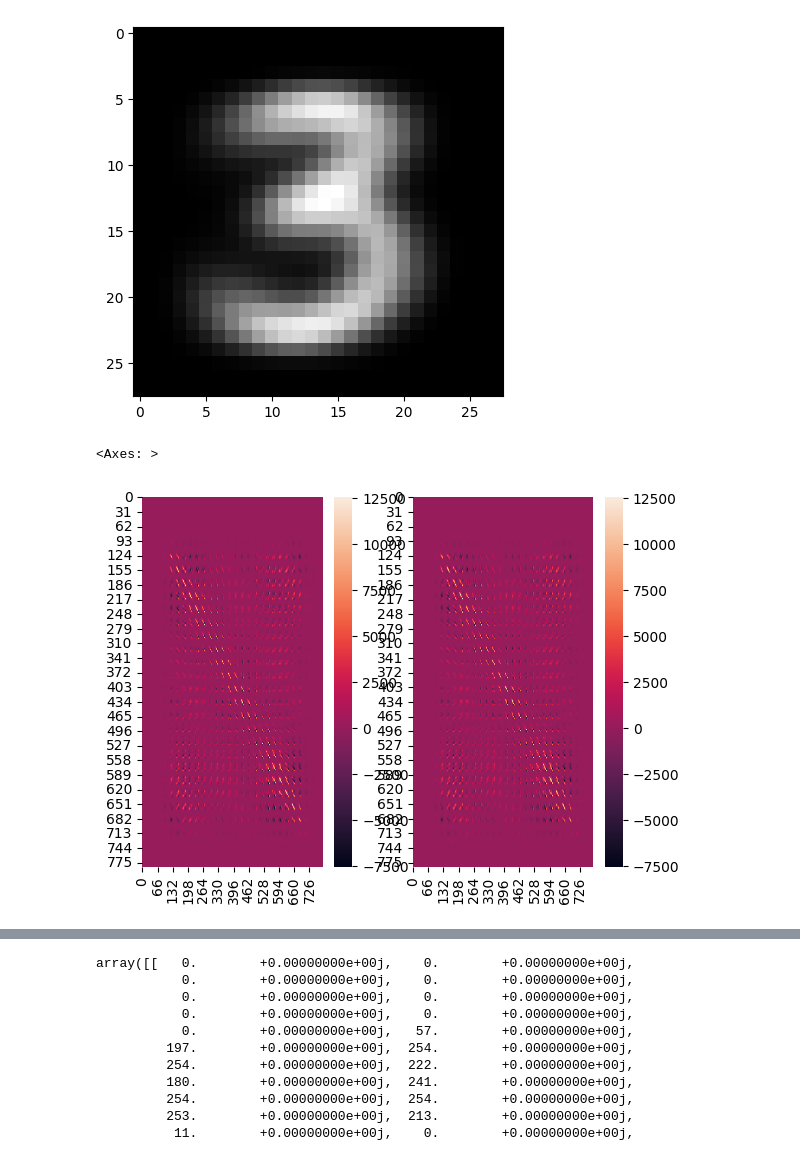
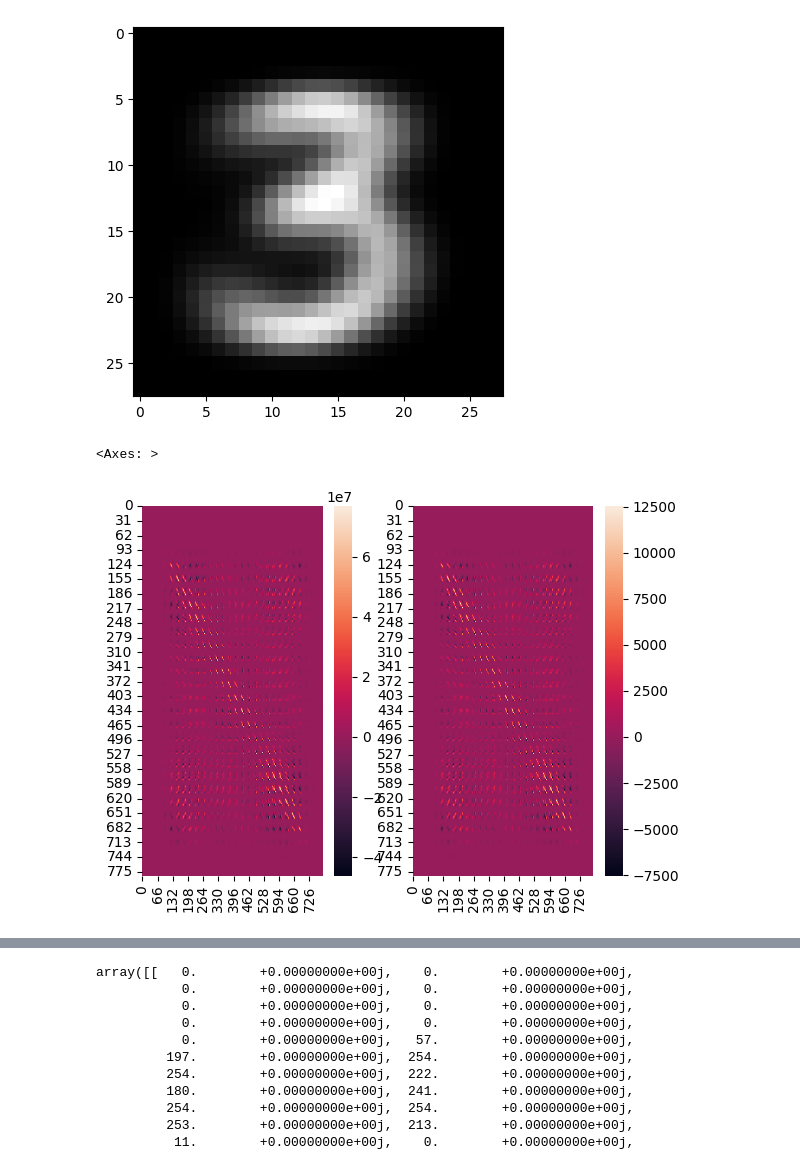
Before and after one commit to gkaretka/linalg, a Jupyter notebook: pca.ipynb, the cells around one changed output, grey strips where cells are left out. Drawn from its saved outputs; the diff is of its cells as text; code cells hidden in the pictures.

```diff
--- a/pca.ipynb
+++ b/pca.ipynb
@@ -62,19 +62,21 @@ ax.imshow(avg_3_img, cmap=plt.get_cmap('gray'))
 # %%
 import seaborn as sns
 from sklearn.decomposition import PCA
 
-data = (train_X_3).reshape(train_X_3.shape[0], img_x_size*img_y_size)
-cov = np.cov(data.T)
+data = (train_X_3 - avg_3_img).reshape(train_X_3.shape[0], img_x_size*img_y_size)
+cov = data.T @ data
 
+# validation with PCA
 pca = PCA(n_components=784).fit(data)
 pca_cov = pca.get_covariance()
 
+# it's just scaled by a scalar
 fig, axs = plt.subplots(nrows=1, ncols=2)
 sns.heatmap(cov, ax=axs[0])
 sns.heatmap(pca_cov, ax=axs[1])
 # %% [output]
 <Axes: >
-[figure, old version]
+[figure, new version]
 # %%
 np.sum(cov - pca_cov)
 # %% [output]
```
Also changed, not shown: parts of 6 cells of this notebook.
